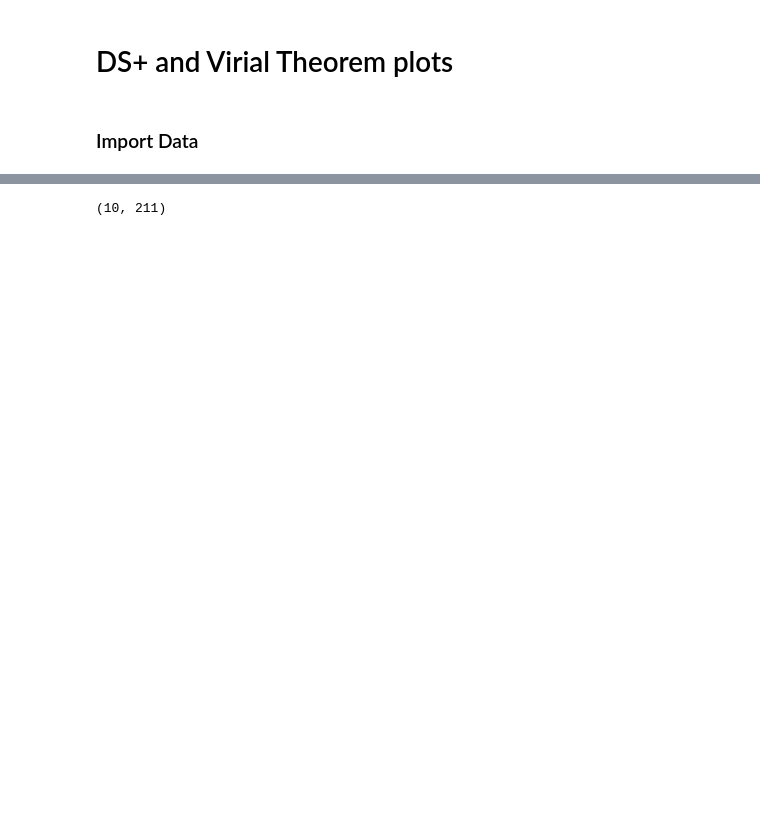
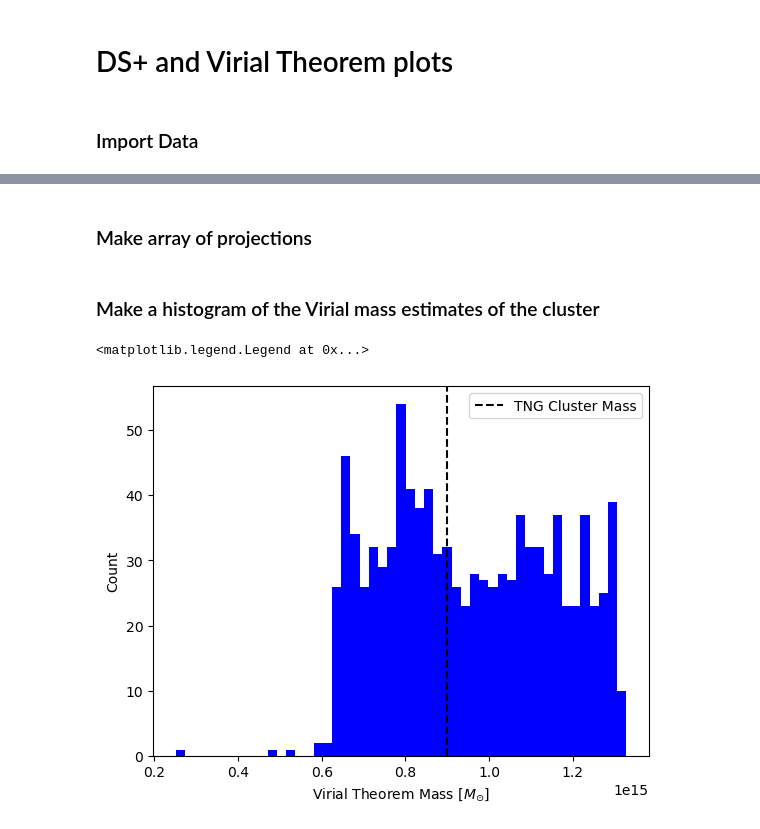
Before and after one commit to erichabjan/TNG_cluster_dynamics, a Jupyter notebook: Paper_Plots.ipynb, the cells around one changed output, grey strips where cells are left out. Saved outputs shown, nothing was run; the diff lists cells and outputs as text; code cells hidden in the pictures; blank space fills up the shorter version.

Commit message:
Updated plotting notebook

```diff
--- a/Paper_Plots.ipynb
+++ b/Paper_Plots.ipynb
@@ -5,5 +5,9 @@ import matplotlib.pyplot as plt
 import pandas as pd
 # %% [markdown]
 # DS+ and Virial Theorem plots
+# %%
+cluster = 3
+
+pos, vel, groups, subhalo_masses, h, halo_mass = TNG_DA.get_cluster_props(cluster)
 # %% [markdown]
 ### Import Data
@@ -29,4 +13,0 @@ test = np.load('/home/habjan.e/TNG/Data/data_DS+_virial_results/subhalo_masses.n
-# %%
-test.shape
-# %% [output]
-(10, 211)
@@ -32,0 +21,2 @@ test.shape
+# %% [markdown]
+### Make array of projections
@@ -32,0 +29,19 @@ test.shape
+# %% [markdown]
+### Make a histogram of the Virial mass estimates of the cluster
+# %%
+virial_cluster_mass = np.array(df['Virial Halo Mass'])
+
+bins = np.linspace(np.nanmin(virial_cluster_mass), np.nanmax(virial_cluster_mass), 50)
+
+plt.hist(virial_cluster_mass, color='blue', bins=bins);
+plt.axvline(halo_mass, c='k', linestyle='--', label='TNG Cluster Mass')
+
+plt.ylabel('Count')
+plt.xlabel(r'Virial Theorem Mass [$M_{\odot}$]')
+
+#plt.yscale('log')
+
+plt.legend()
+# %% [output]
+<matplotlib.legend.Legend at 0x...>
+[figure, added]
```
Also changed, not shown: parts of 18 cells of this notebook, 1 other file.
